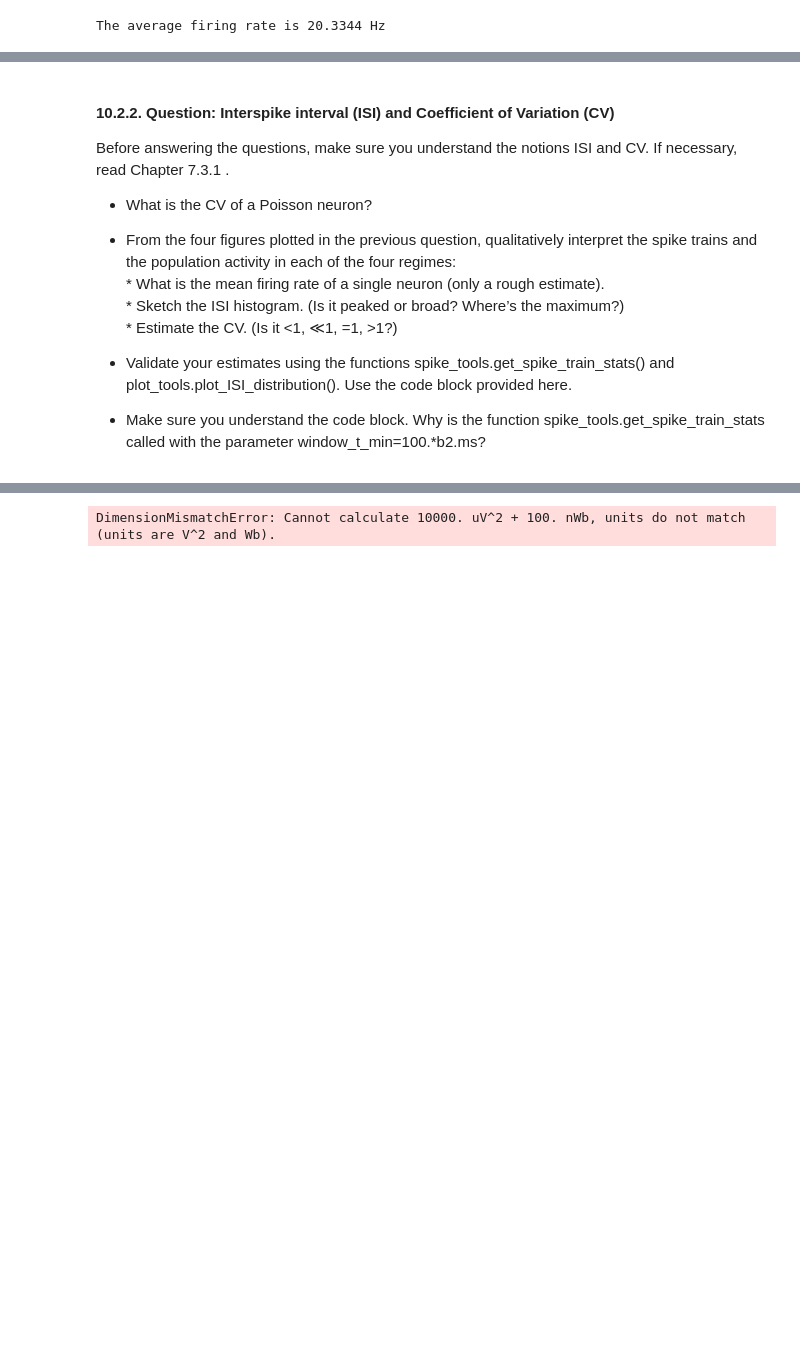
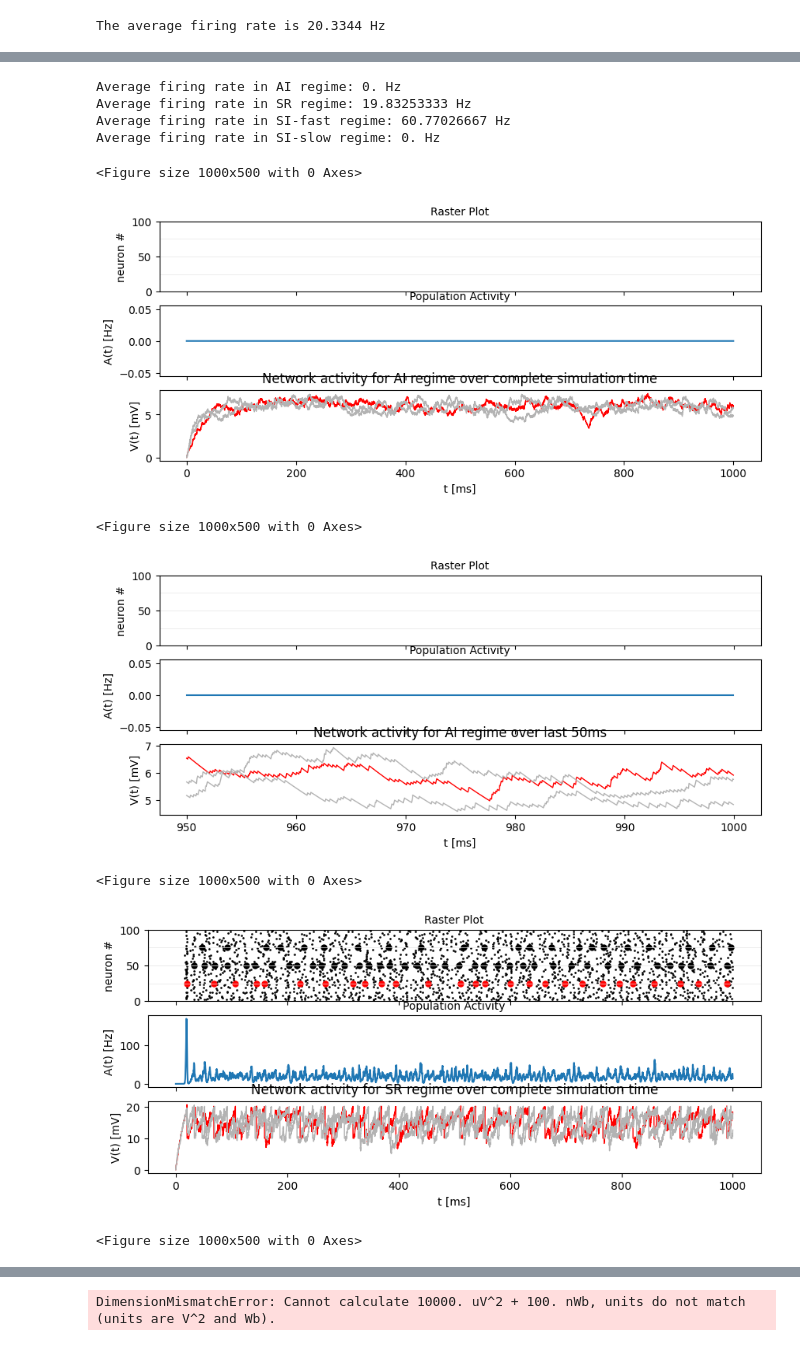
Before and after one commit to numustafa/Biological-Neural-Networks, a Jupyter notebook: mini project.ipynb, the cells around one changed output, grey strips where cells are left out. Drawn from its saved outputs; the diff is of its cells as text; code cells hidden in the pictures; blank space fills up the shorter version.

```diff
--- a/mini project.ipynb
+++ b/mini project.ipynb
@@ -197,13 +218,52 @@ The network of spiking LIF-neurons shows characteristic population activities. I
-# %% [markdown]
-#### 10.2.2. Question: Interspike interval (ISI) and Coefficient of Variation (CV)
-Before answering the questions, make sure you understand the notions ISI and CV. If necessary, read Chapter 7.3.1 .
-
-* What is the CV of a Poisson neuron?
-
-* From the four figures plotted in the previous question, qualitatively interpret the spike trains and the population activity in each of the four regimes: <br>
-        *       What is the mean firing rate of a single neuron (only a rough estimate). <br>
-        *       Sketch the ISI histogram. (Is it peaked or broad? Where’s the maximum?)  <br>
-        *       Estimate the CV. (Is it <1, ≪1, =1, >1?)
-* Validate your estimates using the functions spike_tools.get_spike_train_stats() and plot_tools.plot_ISI_distribution(). Use the code block provided here.
-
-* Make sure you understand the code block. Why is the function spike_tools.get_spike_train_stats called with the parameter window_t_min=100.*b2.ms?
+# %%
+import matplotlib.pyplot as plt
+
+N_Excit = 6000
+N_Inhib = 1500
+sim_time = 1000 * b2.ms
+
+# Define the parameters for the different regimes
+regimes = {
+    "AI": {"poisson_input_rate": 3. * b2.Hz, "g": 6.0},
+    "SR": {"poisson_input_rate": 15. * b2.Hz, "g": 6.0},
+    "SI-fast": {"poisson_input_rate": 15. * b2.Hz, "g": 4.0},
+    "SI-slow": {"poisson_input_rate": 3. * b2.Hz, "g": 4.0}
+}
+
+for name, parameters in regimes.items():
+    rate_monitor, spike_monitor, voltage_monitor, _ = LIF_spiking_network.simulate_brunel_network(
+        N_Excit=N_Excit,
+        N_Inhib=N_Inhib,
+        poisson_input_rate=parameters["poisson_input_rate"],
+        g=parameters["g"],
+        sim_time=sim_time
+    )
+
+    # Compute the average firing rate
+    avg_firing_rate = spike_monitor.num_spikes / (N_Excit + N_Inhib) / sim_time
+
+    print(f"Average firing rate in {name} regime: {avg_firing_rate}")
+
+    # Plot the network activity for the complete simulation time
+    plt.figure(figsize=(10, 5))
+    plot_tools.plot_network_activity(rate_monitor, spike_monitor, voltage_monitor, t_min=0.*b2.ms)
+    plt.title(f"Network activity for {name} regime over complete simulation time", y=1.02)         # y=1.02 to add some space between title and figure
+
+    # Plot the network activity for the last 50ms
+    plt.figure(figsize=(10, 5))
+    plot_tools.plot_network_activity(rate_monitor, spike_monitor, voltage_monitor, t_min=(sim_time - 50*b2.ms))
+    plt.title(f"Network activity for {name} regime over last 50ms", y=1.02)
+
+plt.show()
+# %% [output]
+Average firing rate in AI regime: 0. Hz
+Average firing rate in SR regime: 19.83253333 Hz
+Average firing rate in SI-fast regime: 60.77026667 Hz
+Average firing rate in SI-slow regime: 0. Hz
+<Figure size 1000x500 with 0 Axes>
+[figure, added]
+<Figure size 1000x500 with 0 Axes>
+[figure, added]
+<Figure size 1000x500 with 0 Axes>
+[figure, added]
+<Figure size 1000x500 with 0 Axes>
```
Also changed, not shown: parts of 47 cells of this notebook, 1 other file.
